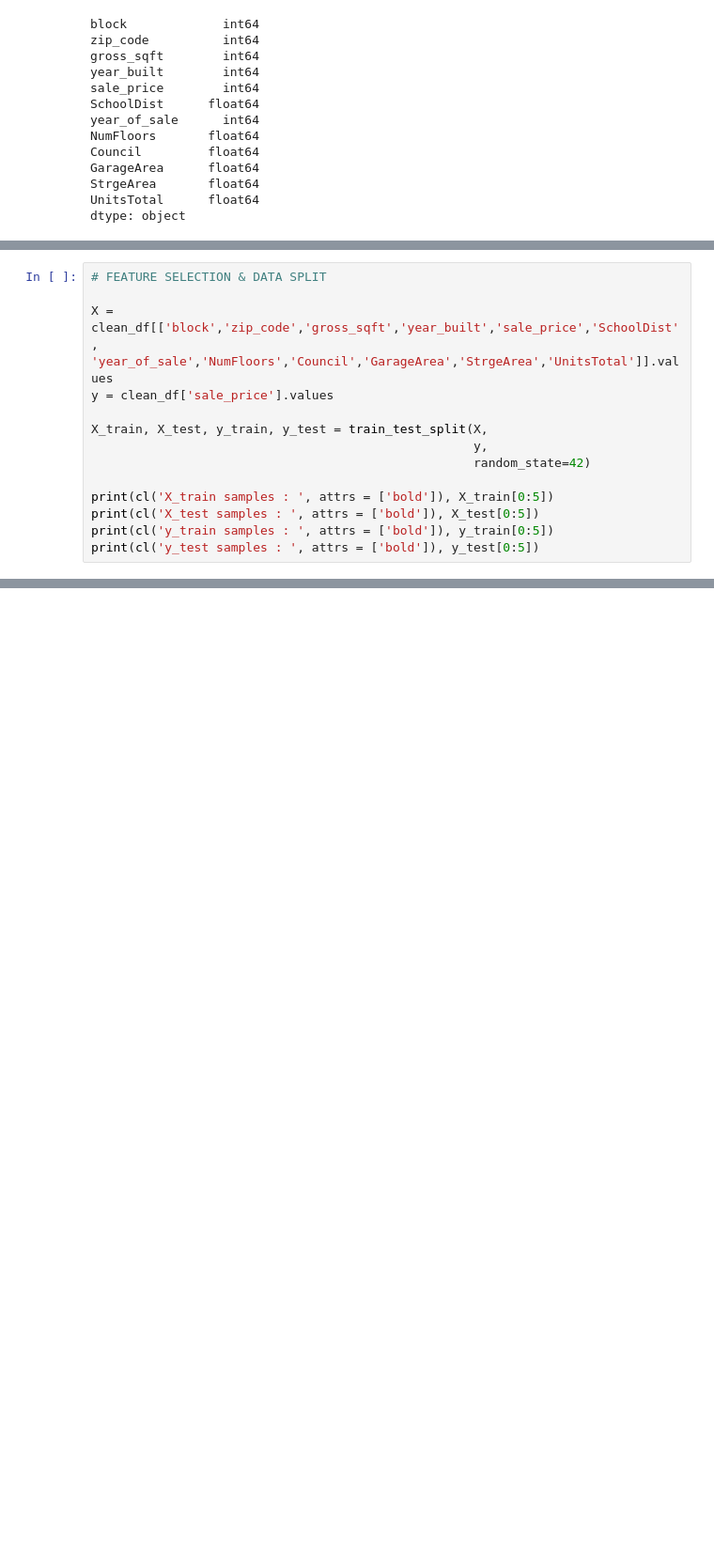
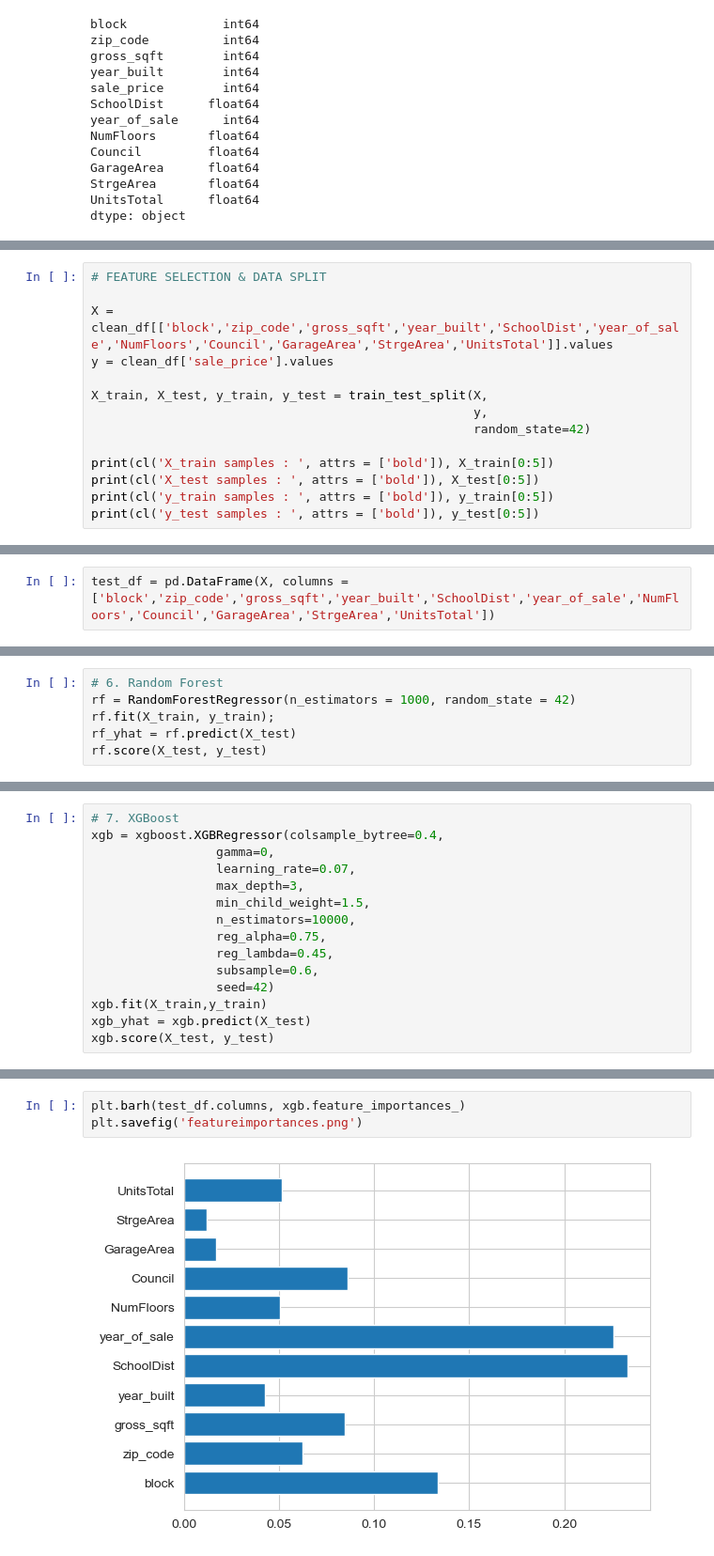
Before and after one commit to jasonmontes94/BrooklynHousingAnalysis, a Jupyter notebook: LinearRegressionModels.ipynb, the cells around one changed output, grey strips where cells are left out. Shown at 94% size. Saved outputs shown, nothing was run; the diff lists cells and outputs as text; blank space fills up the shorter version.

```diff
--- a/LinearRegressionModels.ipynb
+++ b/LinearRegressionModels.ipynb
@@ -119,7 +139,7 @@ https://gist.github.com/mwaskom/de44147ed2974457ad6372750bbe5751
 # %%
 # FEATURE SELECTION & DATA SPLIT
 
-X = clean_df[['block','zip_code','gross_sqft','year_built','sale_price','SchoolDist', 'year_of_sale','NumFloors','Council','GarageArea','StrgeArea','UnitsTotal']].values
+X = clean_df[['block','zip_code','gross_sqft','year_built','SchoolDist','year_of_sale','NumFloors','Council','GarageArea','StrgeArea','UnitsTotal']].values
 y = clean_df['sale_price'].values
 
 X_train, X_test, y_train, y_test = train_test_split(X,
@@ -150,0 +166,2 @@ y_test samples :  [ 215000 1235000  375000  492000  600000]
+# %%
+test_df = pd.DataFrame(X, columns = ['block','zip_code','gross_sqft','year_built','SchoolDist','year_of_sale','NumFloors','Council','GarageArea','StrgeArea','UnitsTotal'])
@@ -188,0 +208,6 @@ ridge.score(X_test, y_test)*100
+# %%
+# 6. Random Forest
+rf = RandomForestRegressor(n_estimators = 1000, random_state = 42)
+rf.fit(X_train, y_train);
+rf_yhat = rf.predict(X_test)
+rf.score(X_test, y_test)
@@ -188,0 +216,15 @@ ridge.score(X_test, y_test)*100
+# %%
+# 7. XGBoost
+xgb = xgboost.XGBRegressor(colsample_bytree=0.4,
+                 gamma=0,
+                 learning_rate=0.07,
+                 max_depth=3,
+                 min_child_weight=1.5,
+                 n_estimators=10000,
+                 reg_alpha=0.75,
+                 reg_lambda=0.45,
+                 subsample=0.6,
+                 seed=42)
+xgb.fit(X_train,y_train)
+xgb_yhat = xgb.predict(X_test)
+xgb.score(X_test, y_test)
@@ -189,3 +244,8 @@ ridge.score(X_test, y_test)*100
+# %%
+plt.barh(test_df.columns, xgb.feature_importances_)
+plt.savefig('featureimportances.png')
+# %% [output]
+[figure, added]
 # %%
 # 1. Explained Variance Score
 
```
Also changed, not shown: parts of 16 cells of this notebook, 3 other files.
